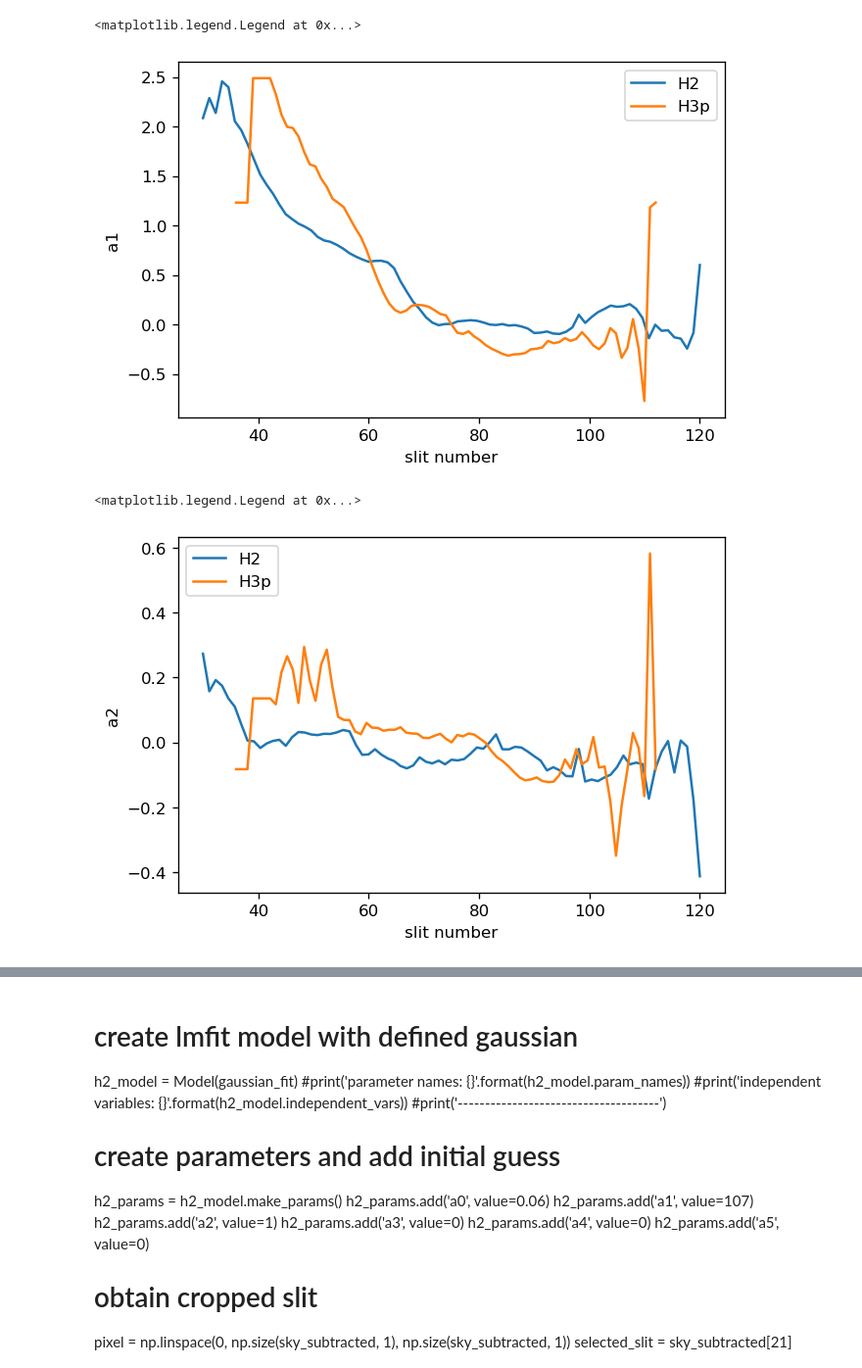
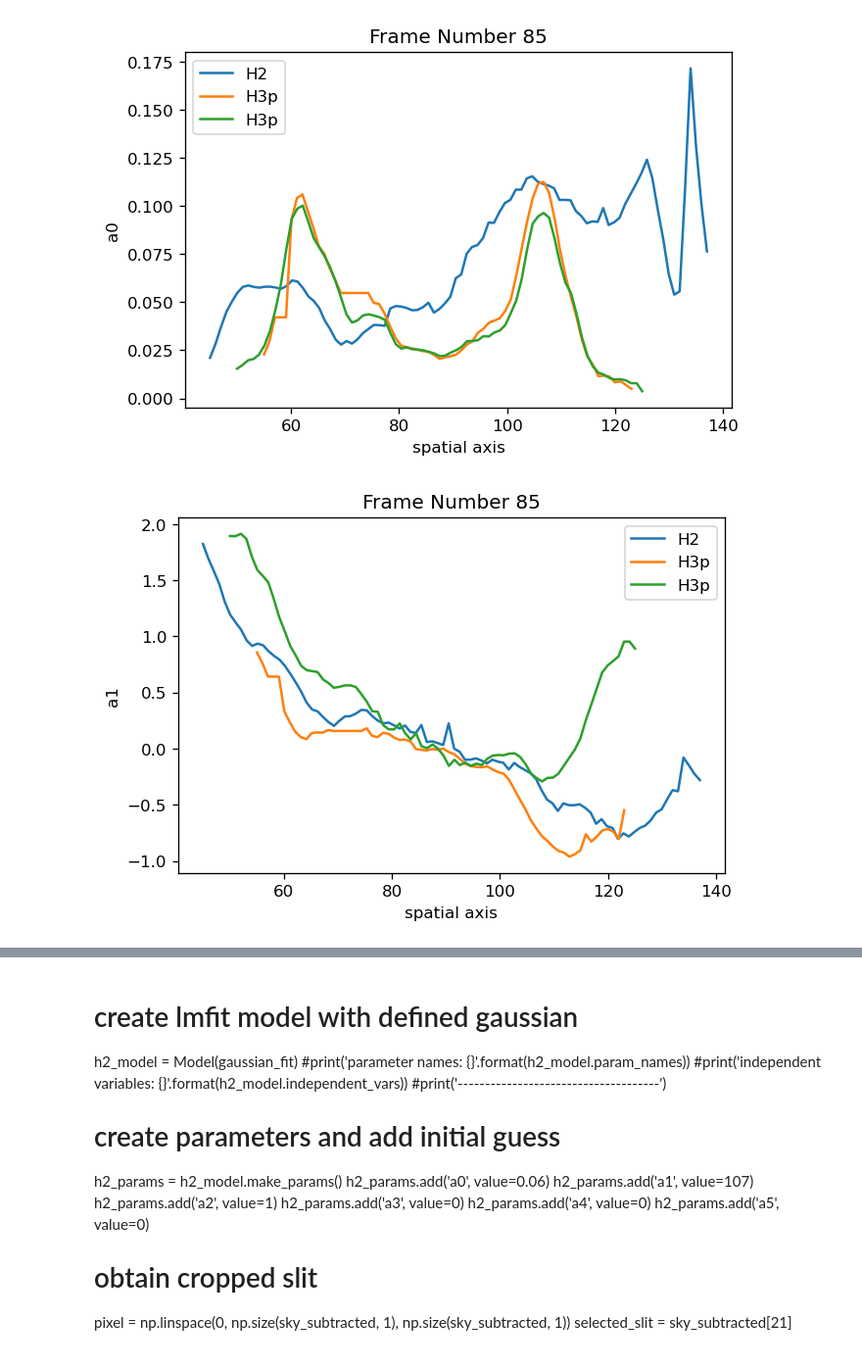
Before and after one commit to ruoyanwangdr/Dynamics-of-Jovian-Infrared-Auroral-Ionosphere-and-Thermosphere, a Jupyter notebook: h3p.ipynb, the cells around one changed output, grey strips where cells are left out. Shown at 98% size. Drawn from its saved outputs; the diff is of its cells as text; code cells hidden in the pictures.

```diff
--- a/h3p.ipynb
+++ b/h3p.ipynb
@@ -441,20 +388,37 @@ plt.legend()
-# %%
-plt.figure(dpi=120)
-plt.plot(np.linspace(30, 120, len(h2_a1_array)), (h2_a1_array - h2_a1_array[45]), label='H2')
-plt.plot(np.linspace(36, 112, len(h3p_a1_array)), (h3p_a1_array - h3p_a1_array[38]), label='H3p')
-plt.xlabel('spatial axis')
-plt.ylabel('a1')
-plt.legend()
-# %% [output]
-<matplotlib.legend.Legend at 0x...>
-[figure, removed]
-# %%
-plt.figure(dpi=120)
-plt.plot(np.linspace(30, 120, len(h2_a2_array)), (h2_a2_array - h2_a2_array[45]), label='H2')
-plt.plot(np.linspace(36, 112, len(h3p_a2_array)), (h3p_a2_array - h3p_a2_array[38]), label='H3p')
-plt.xlabel('spatial axis')
-plt.ylabel('a2')
-plt.legend()
-# %% [output]
-<matplotlib.legend.Legend at 0x...>
-[figure, removed]
+# %%
+x_h2 = np.linspace(lower_h2, upper_h2, len(h2_a0_array))
+x_h3p_g1 = np.linspace(lower_h3p, upper_h3p, len(h3p_a0_array_g1))
+x_h3p_g2 = np.linspace(lower_h3p_g2, upper_h3p_g2, len(h3p_a0_array_g2))
+
+plt.figure()
+plt.plot(x_h2, h2_a0_array, label='H2')
+plt.plot(x_h3p_g1, h3p_a0_array_g1, label='H3p')
+plt.plot(x_h3p_g2, h3p_a0_array_g2, label='H3p')
+plt.title(r'Frame Number ' + str(fn_spec))
+plt.xlabel('spatial axis')
+plt.ylabel('a0')
+plt.legend()
+plt.savefig('a0_fn' + str(fn_spec) + '.png')
+
+plt.figure()
+plt.plot(x_h2, (h2_a1_array - h2_a1_array[round((upper_h2 - lower_h2)/2)]), label='H2')
+plt.plot(x_h3p_g1, (h3p_a1_array_g1 - h3p_a1_array_g1[round((upper_h3p - lower_h3p)/2)]), label='H3p')
+plt.plot(x_h3p_g2, (h3p_a1_array_g2 - h3p_a1_array_g2[round((upper_h3p_g2 - lower_h3p_g2)/2)]), label='H3p')
+plt.title(r'Frame Number ' + str(fn_spec))
+plt.xlabel('spatial axis')
+plt.ylabel('a1')
+plt.legend()
+plt.savefig('a1_fn' + str(fn_spec) + '.png')
+
+plt.figure()
+plt.plot(x_h2, h2_a2_array, label='H2')
+plt.plot(x_h3p_g1, h3p_a2_array_g1, label='H3p')
+plt.plot(x_h3p_g2, h3p_a2_array_g2, label='H3p')
+plt.title(r'Frame Number ' + str(fn_spec))
+plt.xlabel('spatial axis')
+plt.ylabel('a2')
+plt.legend()
+plt.savefig('a2_fn' + str(fn_spec) + '.png')
+# %% [output]
+[figure, added]
+[figure, added]
```
Also changed, not shown: parts of 10 cells of this notebook.
